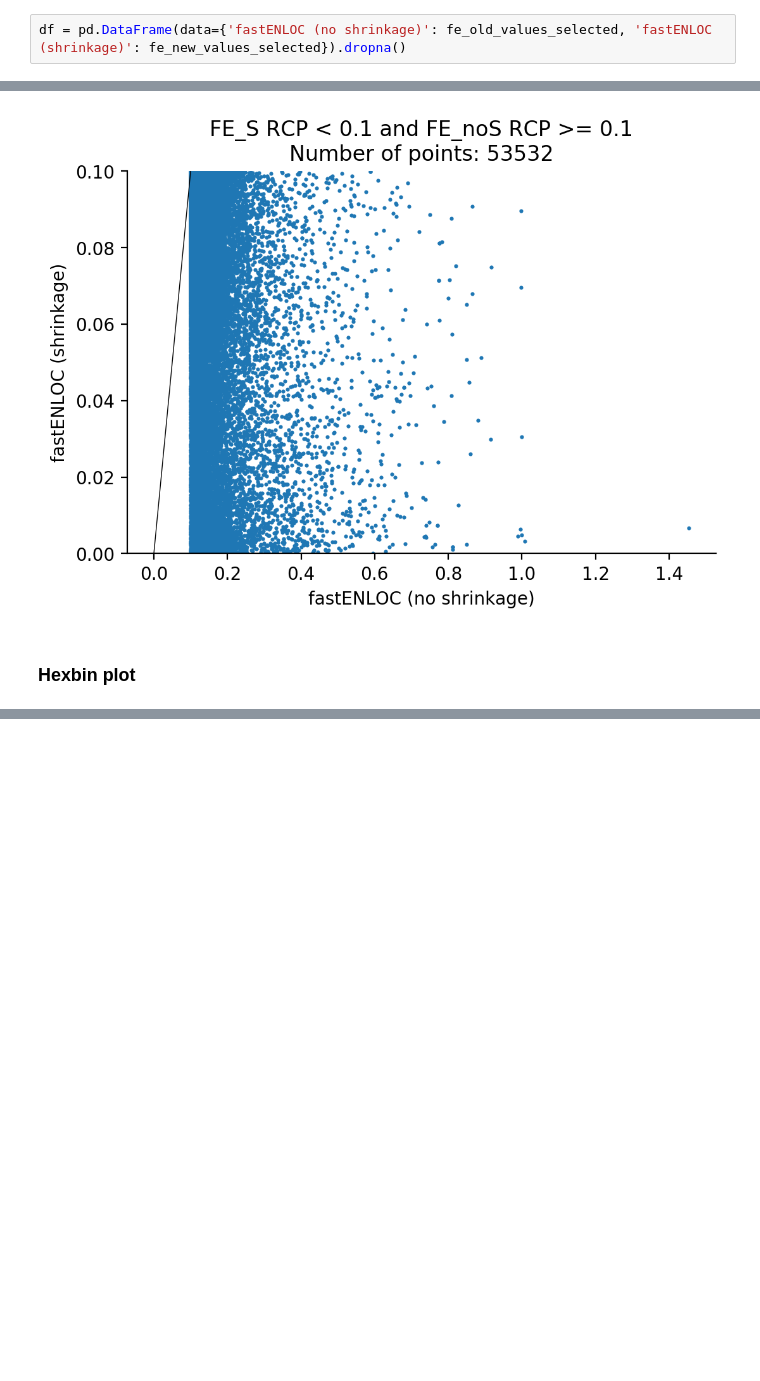
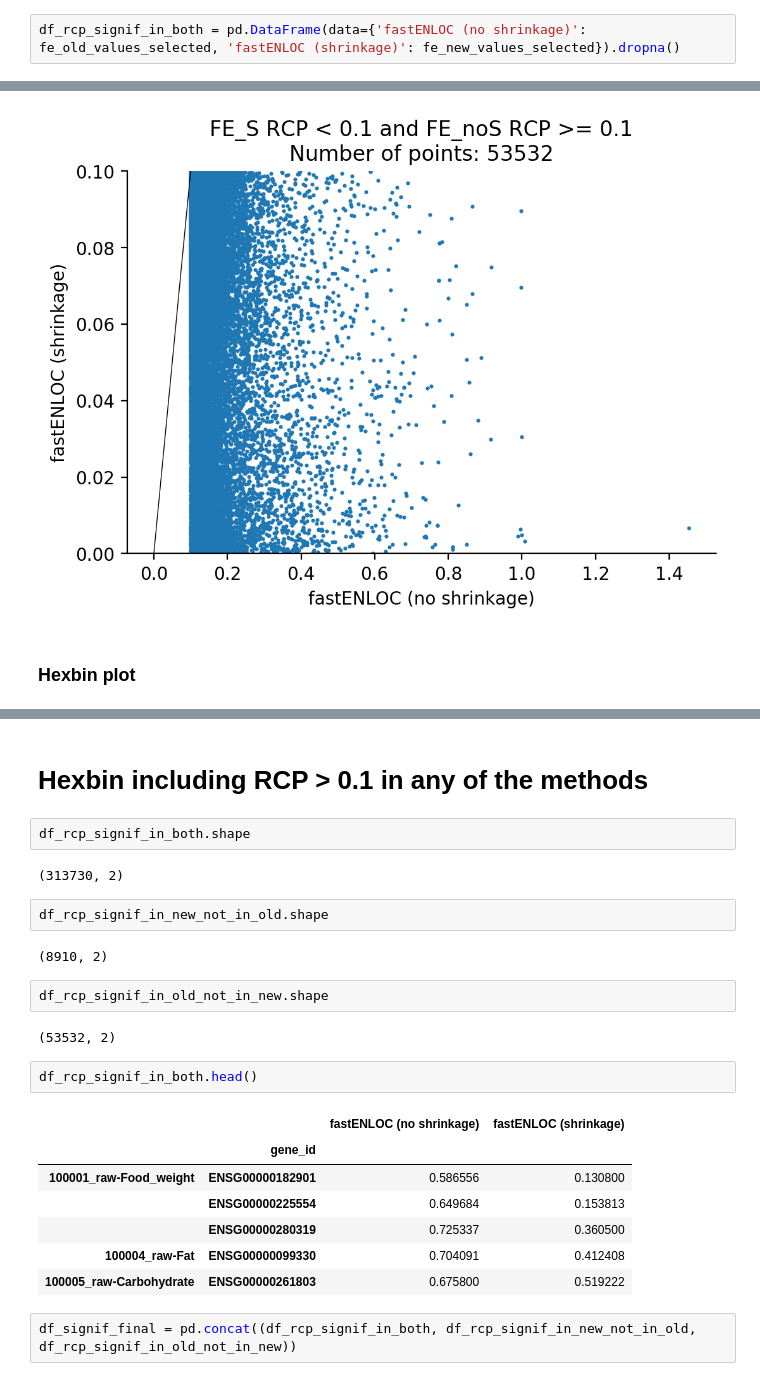
Before and after one commit to hakyimlab/phenomexcan, a Jupyter notebook: scripts/150_validation/36_fastenloc_shrinkage_vs_no_shrinkage.ipynb, the cells around one changed output, grey strips where cells are left out. Drawn from its saved outputs; the diff is of its cells as text; blank space fills up the shorter version.

```diff
--- a/scripts/150_validation/36_fastenloc_shrinkage_vs_no_shrinkage.ipynb
+++ b/scripts/150_validation/36_fastenloc_shrinkage_vs_no_shrinkage.ipynb
@@ -161,5 +161,5 @@ fe_old_values_selected.shape
 # %% [output]
 (367307,)
 # %%
-df = pd.DataFrame(data={'fastENLOC (no shrinkage)': fe_old_values_selected, 'fastENLOC (shrinkage)': fe_new_values_selected}).dropna()
+df_rcp_signif_in_both = pd.DataFrame(data={'fastENLOC (no shrinkage)': fe_old_values_selected, 'fastENLOC (shrinkage)': fe_new_values_selected}).dropna()
 # %%
@@ -317,2 +317,28 @@ with sns.axes_style("white"):
 # %% [output]
 [figure]
+# %% [markdown]
+# Hexbin including RCP > 0.1 in any of the methods
+# %%
+df_rcp_signif_in_both.shape
+# %% [output]
+(313730, 2)
+# %%
+df_rcp_signif_in_new_not_in_old.shape
+# %% [output]
+(8910, 2)
+# %%
+df_rcp_signif_in_old_not_in_new.shape
+# %% [output]
+(53532, 2)
+# %%
+df_rcp_signif_in_both.head()
+# %% [output]
+|  |  | fastENLOC (no shrinkage) | fastENLOC (shrinkage) |
+|  | gene_id |  |  |
+| 100001_raw-Food_weight | ENSG00000182901 | 0.586556 | 0.130800 |
+|  | ENSG00000225554 | 0.649684 | 0.153813 |
+|  | ENSG00000280319 | 0.725337 | 0.360500 |
+| 100004_raw-Fat | ENSG00000099330 | 0.704091 | 0.412408 |
+| 100005_raw-Carbohydrate | ENSG00000261803 | 0.675800 | 0.519222 |
+# %%
+df_signif_final = pd.concat((df_rcp_signif_in_both, df_rcp_signif_in_new_not_in_old, df_rcp_signif_in_old_not_in_new))
```
Also changed, not shown: parts of 24 cells of this notebook.
